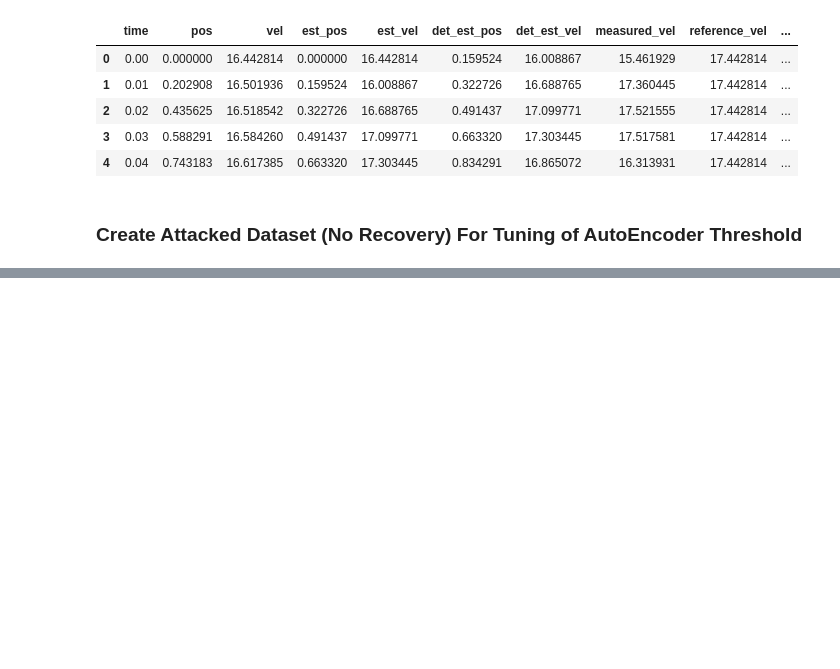
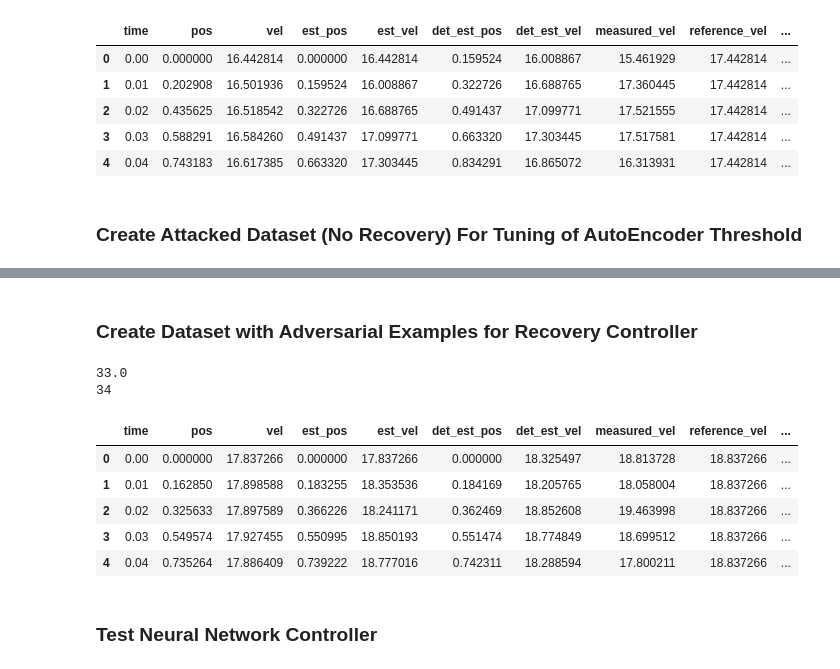
Before and after one commit to axel99andersson/control-systems-lib, a Jupyter notebook: eda.ipynb, the cells around one changed output, grey strips where cells are left out. Saved outputs shown, nothing was run; the diff lists cells and outputs as text; code cells hidden in the pictures; blank space fills up the shorter version.

```diff
--- a/eda.ipynb
+++ b/eda.ipynb
@@ -1473,0 +1473,11 @@ df.to_csv('./data/ae_data_attacked.csv')
+# %% [markdown]
+### Create Dataset with Adversarial Examples for Recovery Controller
+# %%
+np.random.seed(645)
+a = np.random.randint(0,48)
+print(float(a))
+b = np.random.randint(a+1, 49)
+print(b)
+# %% [output]
+33.0
+34
@@ -1473,0 +1584,11 @@ df.to_csv('./data/ae_data_attacked.csv')
+# %%
+df_normal.head()
+# %% [output]
+|  | time | pos | vel | est_pos | est_vel | det_est_pos | det_est_vel | measured_vel | reference_vel | ... |
+| 0 | 0.00 | 0.000000 | 17.837266 | 0.000000 | 17.837266 | 0.000000 | 18.325497 | 18.813728 | 18.837266 | ... |
+| 1 | 0.01 | 0.162850 | 17.898588 | 0.183255 | 18.353536 | 0.184169 | 18.205765 | 18.058004 | 18.837266 | ... |
+| 2 | 0.02 | 0.325633 | 17.897589 | 0.366226 | 18.241171 | 0.362469 | 18.852608 | 19.463998 | 18.837266 | ... |
+| 3 | 0.03 | 0.549574 | 17.927455 | 0.550995 | 18.850193 | 0.551474 | 18.774849 | 18.699512 | 18.837266 | ... |
+| 4 | 0.04 | 0.735264 | 17.886409 | 0.739222 | 18.777016 | 0.742311 | 18.288594 | 17.800211 | 18.837266 | ... |
+# %% [markdown]
+### Test Neural Network Controller
```
Also changed, not shown: parts of 16 cells of this notebook, 7 other files.
